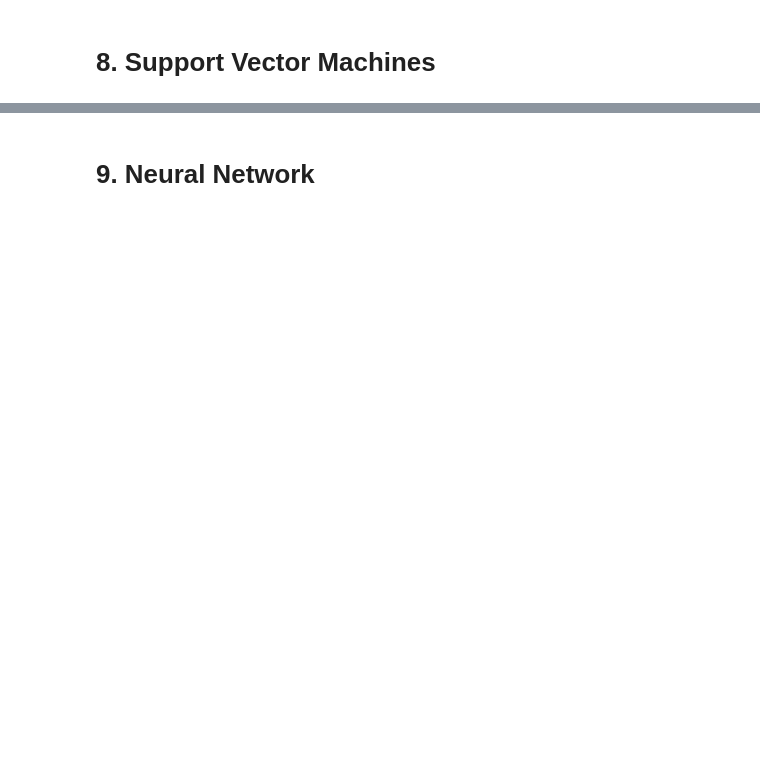
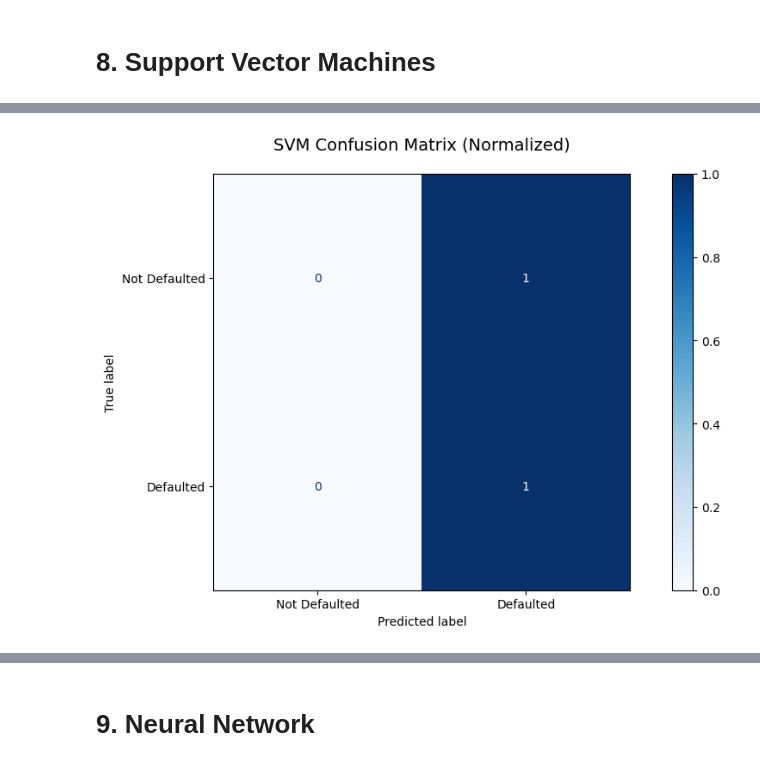
Before and after one commit to ErwannL/Fitbit, a Jupyter notebook: src/algorithm.ipynb, the cells around one changed output, grey strips where cells are left out. Drawn from its saved outputs; the diff is of its cells as text; code cells hidden in the pictures; blank space fills up the shorter version.

```diff
--- a/src/algorithm.ipynb
+++ b/src/algorithm.ipynb
@@ -574,0 +569,80 @@ weighted avg       0.95      0.97      0.96       200
+# %%
+from sklearn.svm import SVC
+from sklearn.metrics import ConfusionMatrixDisplay
+import seaborn as sns
+from sklearn.metrics import RocCurveDisplay
+
+
+print("\n" + "="*50)
+print("SUPPORT VECTOR MACHINE (SVM)")
+print("="*50)
+
+svm = SVC(kernel='rbf', probability=True, random_state=42)
+svm.fit(X_train_scaled, y_class_train)
+y_pred = svm.predict(X_test_scaled)
+
+# Evaluation with zero_division handled
+print("Accuracy:", accuracy_score(y_class_test, y_pred))
+print("\nClassification Report:")
+print(classification_report(y_class_test, y_pred,
+                            zero_division=0,
+                            target_names=['Not Defaulted', 'Defaulted']))
+
+# Confusion matrix for better interpretation
+print("\nConfusion Matrix:")
+print(confusion_matrix(y_class_test, y_pred))
+
+# Class distribution analysis
+print("\nClass Distribution in Predictions:")
+print(pd.Series(y_pred).value_counts())
+
+print("\nClass Distribution in Test Data:")
+print(y_class_test.value_counts())
+
+plt.figure(figsize=(10, 6))
+ConfusionMatrixDisplay.from_estimator(
+    svm,
+    X_test_scaled,
+    y_class_test,
+    display_labels=['Not Defaulted', 'Defaulted'],
+    cmap='Blues',
+    normalize='true',
+    ax=plt.gca()
+)
+plt.title('SVM Confusion Matrix (Normalized)', fontsize=14, pad=20)
+plt.grid(False)
+plt.tight_layout()
+plt.show()
+
+plt.figure(figsize=(10, 6))
+RocCurveDisplay.from_estimator(
+    svm,
+    X_test_scaled,
+    y_class_test,
+    name='SVM (RBF Kernel)',
+    color='darkorange',
+    ax=plt.gca()
+)
+plt.plot([0, 1], [0, 1], 'k--', label='Random Chance')
+plt.title('SVM ROC Curve', fontsize=14, pad=20)
+plt.xlabel('False Positive Rate', fontsize=12)
+plt.ylabel('True Positive Rate', fontsize=12)
+plt.legend(loc='lower right')
+plt.grid(True, alpha=0.3)
+plt.tight_layout()
+plt.show()
+
+plt.figure(figsize=(10, 6))
+pd.DataFrame({
+    'Actual': y_class_test.value_counts(),
+    'Predicted': pd.Series(y_pred).value_counts()
+}).plot(kind='bar', color=['#1f77b4', '#ff7f0e'])
+plt.title('Class Distribution: Actual vs Predicted', fontsize=14, pad=20)
+plt.xlabel('Class', fontsize=12)
+plt.ylabel('Count', fontsize=12)
+plt.xticks([0, 1], ['Not Defaulted', 'Defaulted'], rotation=0)
+plt.legend(title='Distribution')
+plt.grid(True, axis='y', alpha=0.3)
+plt.tight_layout()
+plt.show()
+# %% [output]
@@ -574,0 +666 @@ weighted avg       0.95      0.97      0.96       200
+[figure, added]
```
Also changed, not shown: parts of 14 cells of this notebook.
